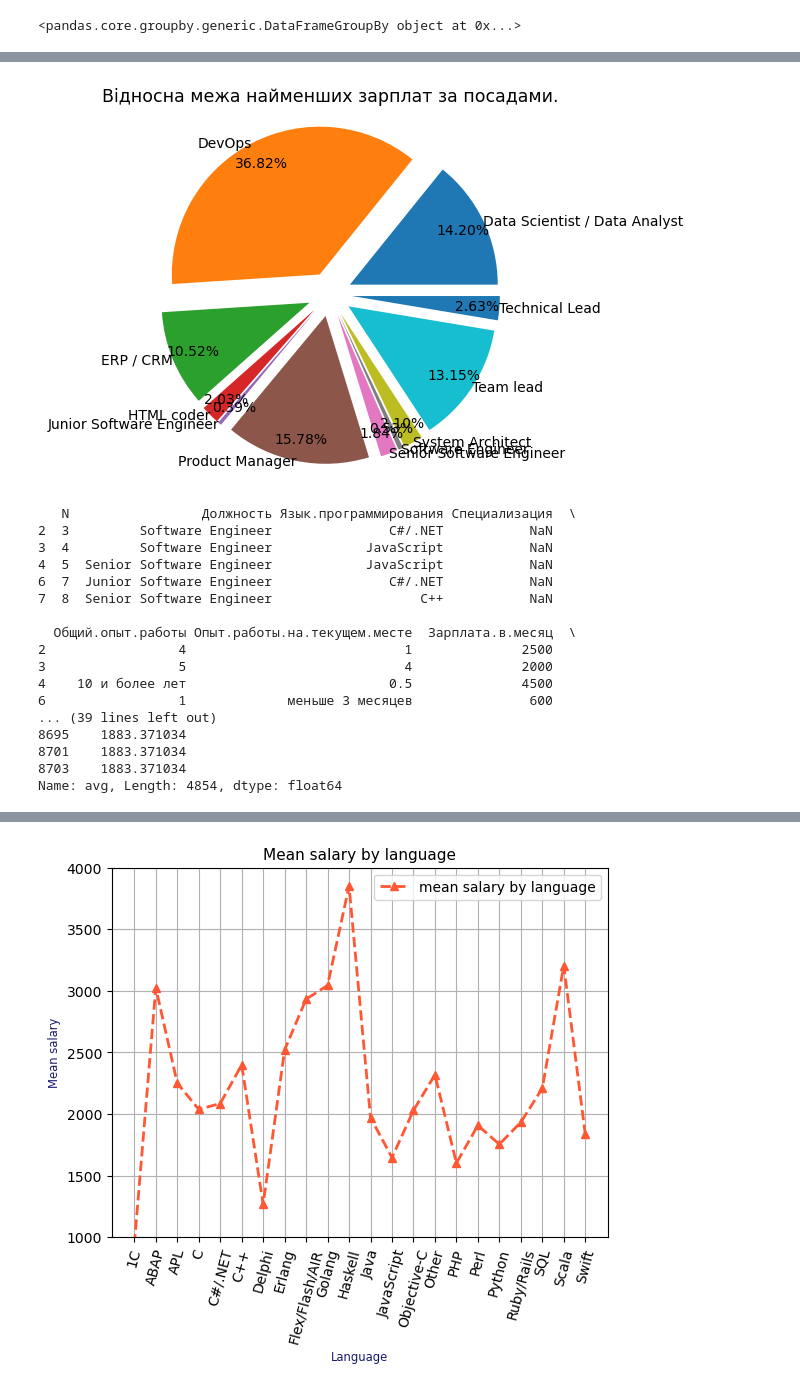
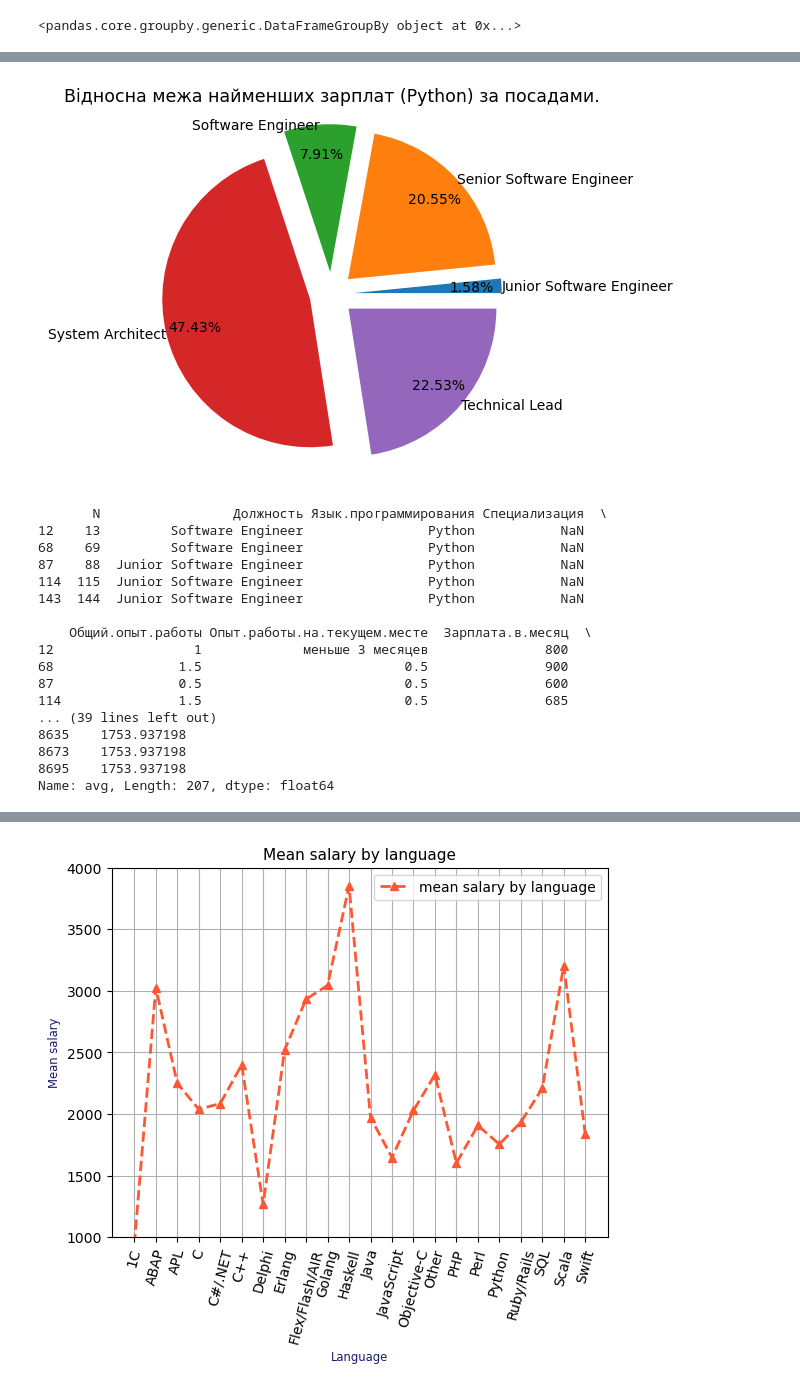
Before and after one commit to DenysTantsiura/datas, a Jupyter notebook: Hw_2.2/Hw2.2.ipynb, the cells around one changed output, grey strips where cells are left out. Saved outputs shown, nothing was run; the diff lists cells and outputs as text; code cells hidden in the pictures.

```diff
--- a/Hw_2.2/Hw2.2.ipynb
+++ b/Hw_2.2/Hw2.2.ipynb
@@ -232,51 +230,50 @@ plt.show()
 # %%
 labels = np.array(python_data_salary.index)
 
-data = np.array(python_data_salary['salary']['min'])
-explode = [0.15 for _ in python_data_salary['salary']['min']]
+data = np.array(python_data_salary['Зарплата.в.месяц']['min'])
+explode = [0.15 for _ in python_data_salary['Зарплата.в.месяц']['min']]
 plt.pie(
     data,
     labels=labels,
     shadow=False,
     explode=explode,
     autopct="%.2f%%",
-    pctdistance=0.850,
+    pctdistance=0.80,
     labeldistance=1.0,
 )
 
-plt.title('Відносна межа найменших зарплат за посадами.', fontsize=12.5)
+plt.title('Відносна межа найменших зарплат (Python) за посадами.', fontsize=12.5)
 plt.show()
 # %% [output]
-[figure, old version]
+[figure, new version]
 # %%
 # Створіть функцію fill_avg_salary, яка повертатиме середнє значення заробітної плати на місяць.
 # Використовуйте її для методу apply та створіть новий стовпчик 'avg'
-# Чи таки не просто середнє за місяць, а середнє за посадою? чи середнє за мовою?
-# Новий стовпчик до початкової таблиці? Чи до попереднього результату?
+# де, у початковій таблиці (для Python) чи таблиці зарплат за посадою?
 def fill_avg_salary(df: Series) -> float | None:
     return df.describe().loc['mean']
 
-
+# у початковій таблиці (для Python)
 python_data['avg'] = np.ones(python_data.shape[0]) * pd.DataFrame(
-    python_data['salary']).apply(fill_avg_salary, axis=0).loc['salary']
+    python_data['Зарплата.в.месяц']).apply(fill_avg_salary, axis=0).loc['Зарплата.в.месяц']
 print(python_data.head())
 print(python_data['avg'])
 # %% [output]
-   N                 Должность Язык.программирования Специализация  \
-2  3         Software Engineer               C#/.NET           NaN
-3  4         Software Engineer            JavaScript           NaN
-4  5  Senior Software Engineer            JavaScript           NaN
-6  7  Junior Software Engineer               C#/.NET           NaN
-7  8  Senior Software Engineer                   C++           NaN
+       N                 Должность Язык.программирования Специализация  \
+12    13         Software Engineer                Python           NaN
+68    69         Software Engineer                Python           NaN
+87    88  Junior Software Engineer                Python           NaN
+114  115  Junior Software Engineer                Python           NaN
+143  144  Junior Software Engineer                Python           NaN
 
-  Общий.опыт.работы Опыт.работы.на.текущем.месте  Зарплата.в.месяц  \
-2                 4                            1              2500
-3                 5                            4              2000
-4    10 и более лет                          0.5              4500
-6                 1             меньше 3 месяцев               600
+    Общий.опыт.работы Опыт.работы.на.текущем.месте  Зарплата.в.месяц  \
+12                  1             меньше 3 месяцев               800
+68                1.5                          0.5               900
+87                0.5                          0.5               600
+114               1.5                          0.5               685
 ... (39 lines left out)
-8695    1883.371034
-8701    1883.371034
-8703    1883.371034
-Name: avg, Length: 4854, dtype: float64
+8635    1753.937198
+8673    1753.937198
+8695    1753.937198
+Name: avg, Length: 207, dtype: float64
 # %%
```
Also changed, not shown: parts of 9 cells of this notebook, 2 other files.
